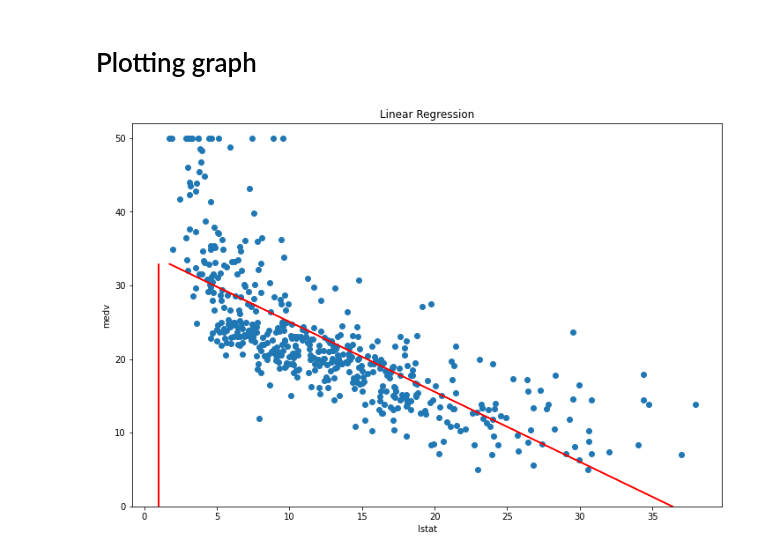
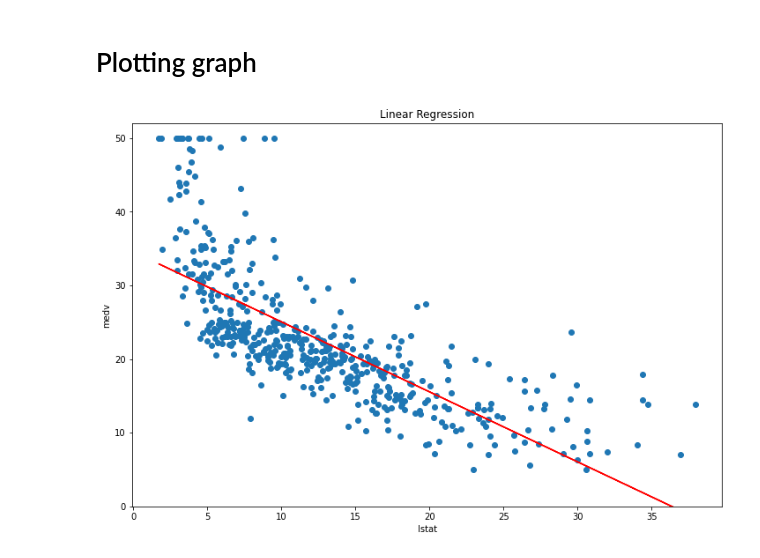
Before and after one commit to arturcgs/book-studies, a Jupyter notebook: Introduction_Statistical_Learning/Labs/LabCap3.ipynb, the cells around one changed output. Saved outputs shown, nothing was run; the diff lists cells and outputs as text; code cells hidden in the pictures.

```diff
--- a/Introduction_Statistical_Learning/Labs/LabCap3.ipynb
+++ b/Introduction_Statistical_Learning/Labs/LabCap3.ipynb
@@ -141,20 +141,20 @@ array([[29.00741194, 30.59977628],
 # %%
 fig, ax = plt.subplots(1, 1, figsize = (12, 8))
 
 # scatter
 plt.scatter(X['lstat'], y)
 
 # regression line
-plt.plot(X, regr.predict(X), 'r')
+plt.plot(X['lstat'], regr.predict(X), 'r')
 
 # labels
 ax.set_title('Linear Regression')
 ax.set_xlabel('lstat')
 ax.set_ylabel('medv')
 
 #ylim
 ax.set_ylim(0, 52)
 
 plt.show()
 # %% [output]
-[figure, old version]
+[figure, new version]
```
Also changed, not shown: parts of 1 cell of this notebook.
